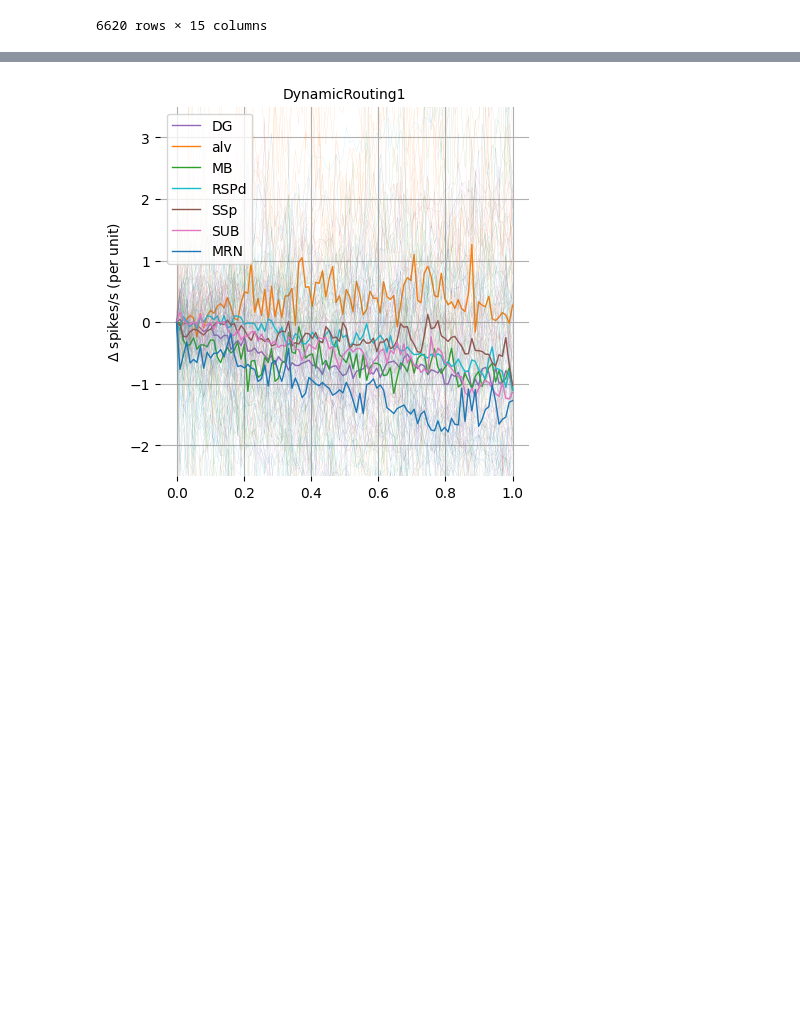
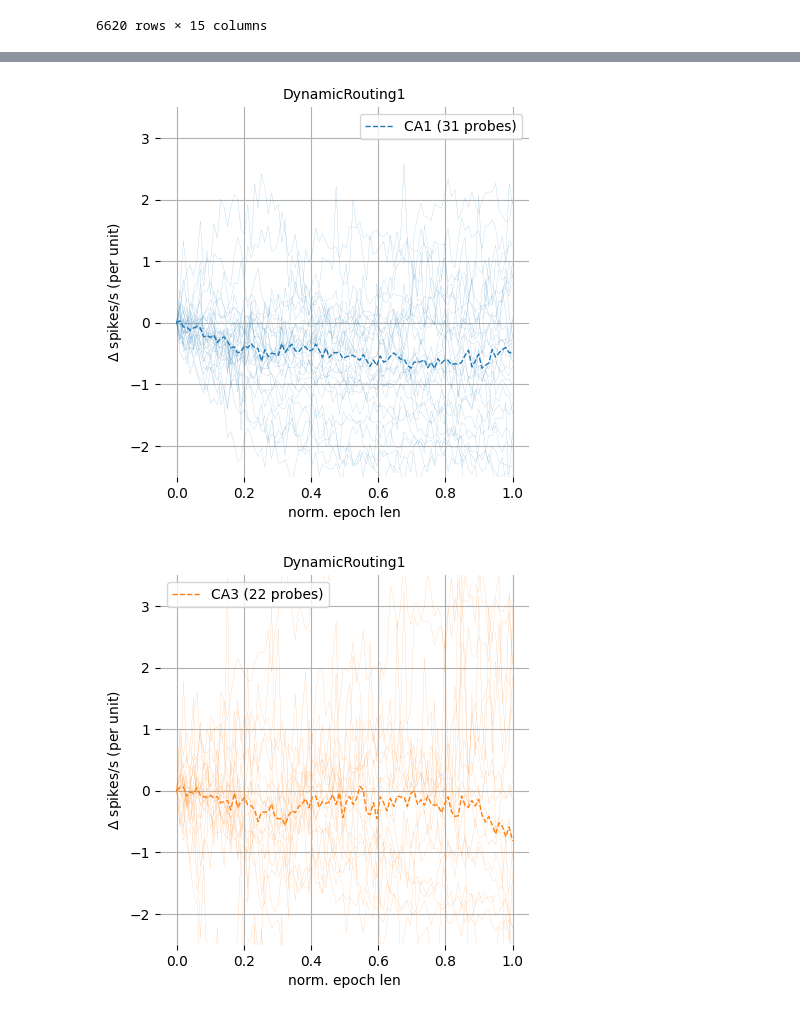
Before and after one commit to AllenInstitute/dynamicrouting-summary, a Jupyter notebook: notebooks/spike_rate_drift.ipynb, the cells around one changed output, grey strips where cells are left out. Cells and saved outputs as stored; diff of their text form; code cells hidden in the pictures; blank space fills up the shorter version.

```diff
--- a/notebooks/spike_rate_drift.ipynb
+++ b/notebooks/spike_rate_drift.ipynb
@@ -221,7 +221,7 @@ def set_ax(ax, ax_idx, title, norm: bool = False):
     ax.set_frame_on(False)
     # ax.set_xlim([0, STOP_SEC])
     if norm:
-        ax.set_xlabel('')
+        ax.set_xlabel('norm. epoch len')
     else:
         ax.set_xlabel('time, s')
     if ax_idx == 0:
@@ -241,21 +241,21 @@ plot(np.array(c)[short_settle], fig.axes[0], 0)
 plot(np.array(c)[long_settle], fig.axes[1], 1)
 set_ax(fig.axes[0], 0, f'< 2023-02-06 ({len(short_settle)})')
 set_ax(fig.axes[1], 1, f'> 2023-02-06 ({len(long_settle)})')
-fig.suptitle(f'first hour ({N_BINS} bins)');
+fig.suptitle(f'first hour ({N_BINS} bins)', fontsize=10);
 
 fig, _ = plt.subplots(1,2, sharey=True)
 plot(early_task_c, fig.axes[0], 0, norm=True)
 plot(late_task_c, fig.axes[1], 1, norm=True)
 set_ax(fig.axes[0], 0, f'task first ({len(early_task_c)})', norm=True)
 set_ax(fig.axes[1], 1, f'task later ({len(late_task_c)})', norm=True)
-fig.suptitle(f'DynamicRouting1 ({N_BINS} bins)');
+fig.suptitle(f'DynamicRouting1 ({N_BINS} bins)', fontsize=10);
 
 fig, _ = plt.subplots(1,2, sharey=True)
 plot(late_mapping_c, fig.axes[0], 0, norm=True)
 plot(early_mapping_c, fig.axes[1], 1, norm=True)
 set_ax(fig.axes[0], 0, f'mapping later ({len(late_mapping_c)})', norm=True)
 set_ax(fig.axes[1], 1, f'mapping first ({len(early_mapping_c)})', norm=True)
-fig.suptitle(f'RFMapping ({N_BINS} bins)');
+fig.suptitle(f'RFMapping ({N_BINS} bins)', fontsize=10);
 
 for name in ('Spontaneous', 'SpontaneousRewards', 'OptoTagging'):
     fig, _ = plt.subplots(1,2, sharey=True)
@@ -263,5 +263,5 @@ for name in ('Spontaneous', 'SpontaneousRewards', 'OptoTagging'):
     plot(post_task_c[name], fig.axes[1], 1, norm=True)
     set_ax(fig.axes[0], 0, f'pre-task ({len(pre_task_c[name])})', norm=True)
     set_ax(fig.axes[1], 1, f'post-task ({len(post_task_c[name])})', norm=True)
-    fig.suptitle(f'{name} ({N_BINS} bins)');
+    fig.suptitle(f'{name} ({N_BINS} bins)', fontsize=10);
 # %% [output]
@@ -310,55 +295,66 @@ for structure in structures:
 # %%
-alpha = 1
-lw = 1
+alpha = .8
+lw = .1
 
-def plot(values, ax, col_idx, name, norm: bool = False):
+def plot(values, ax, col_idx, traces: bool, name, norm: bool = False):
     color = plt.get_cmap("tab10")(col_idx % 10)[:3]
     if norm:
         time = np.linspace(0, 1, N_BINS)
     else:
         time = t
     values = np.array(values)
-    if np.abs(np.median(values, axis=0)).max() < 1:
-        return
-    ax.plot(
-        np.array([time] * len(values)).T, values.T,
-        color=[*color, .5],
-        lw=.1,
-    );
+    if traces:
+        ax.plot(
+            np.array([time] * len(values)).T, values.T,
+            color=[*color, alpha],
+            lw=lw,
+        );
     ax.plot(
         time, np.median(values, axis=0),
         color=np.array(color),
         lw=1,
-        linestyle='-',
-        label=name,
+        linestyle='--',
+        label=f'{name} ({len(values)} probes)',
     );
 
 def set_ax(ax, ax_idx, title, norm: bool = False):
     ax.title.set_text(title)
     ax.title.set_fontsize(10)
     ax.set_ylim(-2.5, 3.5)
     # ax.set_xmargin(0)
     ax.set_aspect(np.diff(ax.get_xlim())/np.diff(ax.get_ylim()))
     ax.grid(True)
     ax.set_frame_on(False)
     # ax.set_xlim([0, STOP_SEC])
     if norm:
-        ax.set_xlabel('')
+        ax.set_xlabel('norm. epoch len')
     else:
         ax.set_xlabel('time, s')
     if ax_idx == 0:
         ax.set_ylabel('$\Delta$ spikes/s (per unit)')
     else:
         ax.yaxis.set_ticks_position('none')
     ax.legend()
 
-fig = plt.figure()
-ax = plt.gca()
+# fig = plt.figure()
+# ax = plt.gca()
+# col_idx = -1
+# for idx, (name, values) in enumerate(structure_task_c.items()):
+#     if np.abs(np.mean(values, axis=1).max()) < 1.5:
+#           continue
+#     if len(values) < 15:
+#         continue
+#     col_idx += 1
+#     plot(values, ax, col_idx, False, name, norm=True)
+# set_ax(ax, 0, 'DynamicRouting1', norm=True)
 
-for idx, (name, values) in enumerate(structure_task_c.items()):
-    if len(values) < 20:
-        continue
-    plot(values, ax, idx, name, norm=True)
-set_ax(ax, 0, 'DynamicRouting1', norm=True)
+col_idx = -1
+for name in ('CA1', 'CA3', 'MOp', 'MOs', 'DG', 'SGN', 'VISp', 'ACAd', 'ORBl', 'SCig', 'MRN'):
+    fig = plt.figure()
+    ax = plt.gca()
+    col_idx += 1
+    plot(structure_task_c[name], ax, col_idx, True, name, norm=True)
+    set_ax(ax, 0, 'DynamicRouting1', norm=True)
 # %% [output]
-[figure, old version]
+[figure, new version]
+[figure, added]
```
Also changed, not shown: parts of 3 cells of this notebook.
